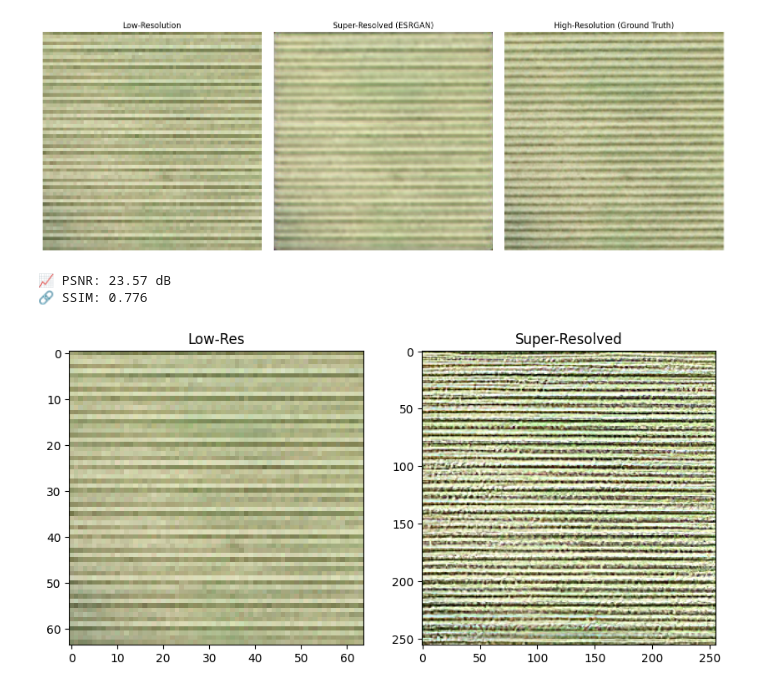
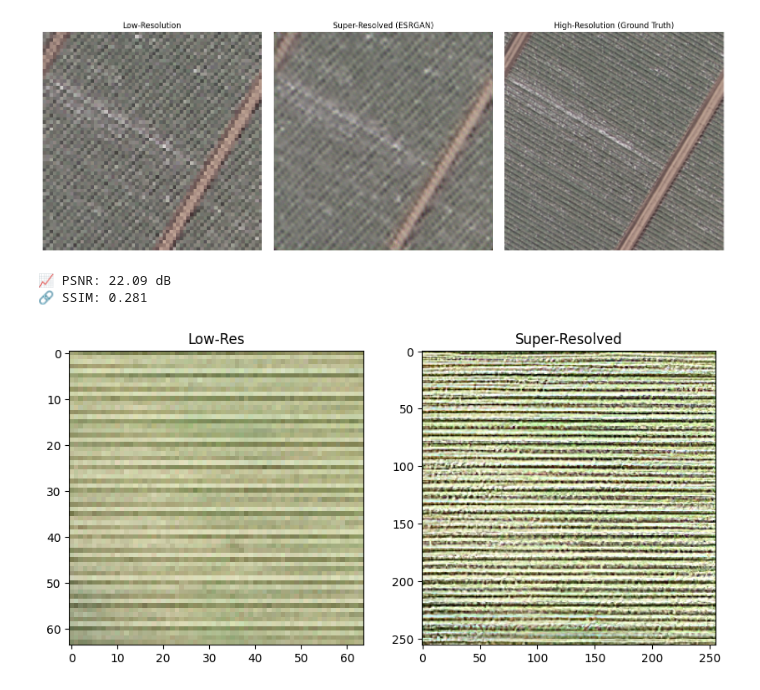
Before and after one commit to kiran1465313/satellite_sr, a Jupyter notebook: 01_dataset_preparation.ipynb, the cells around one changed output. Cells and saved outputs as stored; diff of their text form; code cells hidden in the pictures.

```diff
--- a/01_dataset_preparation.ipynb
+++ b/01_dataset_preparation.ipynb
@@ -170,7 +161,7 @@ from PIL import Image
 import matplotlib.pyplot as plt
 
 # File names
-filename = 'agricultural10.tif'
+filename = 'agricultural02.tif'
 
 # Paths
 lr_img = Image.open(f'datasets/satellite/LR/{filename}')
@@ -185,36 +176,36 @@ plt.title("Low-Resolution")
 plt.imshow(lr_img)
 plt.axis('off')
 
 plt.subplot(1, 3, 2)
 plt.title("Super-Resolved (ESRGAN)")
 plt.imshow(sr_img)
 plt.axis('off')
 
 plt.subplot(1, 3, 3)
 plt.title("High-Resolution (Ground Truth)")
 plt.imshow(hr_img)
 plt.axis('off')
 
 plt.tight_layout()
 plt.show()
 
 if sr_img.size != hr_img.size:
     hr_img = hr_img.resize(sr_img.size, Image.BICUBIC)
 
 # Convert to numpy arrays and normalize to [0, 1]
 sr_np = np.array(sr_img).astype(np.float32) / 255.
 hr_np = np.array(hr_img).astype(np.float32) / 255.
 
 # Compute PSNR & SSIM
 psnr_val = psnr(hr_np, sr_np, data_range=1.0)
 ssim_val = ssim(hr_np, sr_np, channel_axis=2, data_range=1.0)
 
 print(f"📈 PSNR: {psnr_val:.2f} dB")
 print(f"🔗 SSIM: {ssim_val:.3f}")
 # %% [output]
-[figure, old version]
+[figure, new version]
-📈 PSNR: 23.57 dB
-🔗 SSIM: 0.776
+📈 PSNR: 22.09 dB
+🔗 SSIM: 0.281
 # %%
 from PIL import Image
 import matplotlib.pyplot as plt
```
Also changed, not shown: parts of 5 cells of this notebook.
